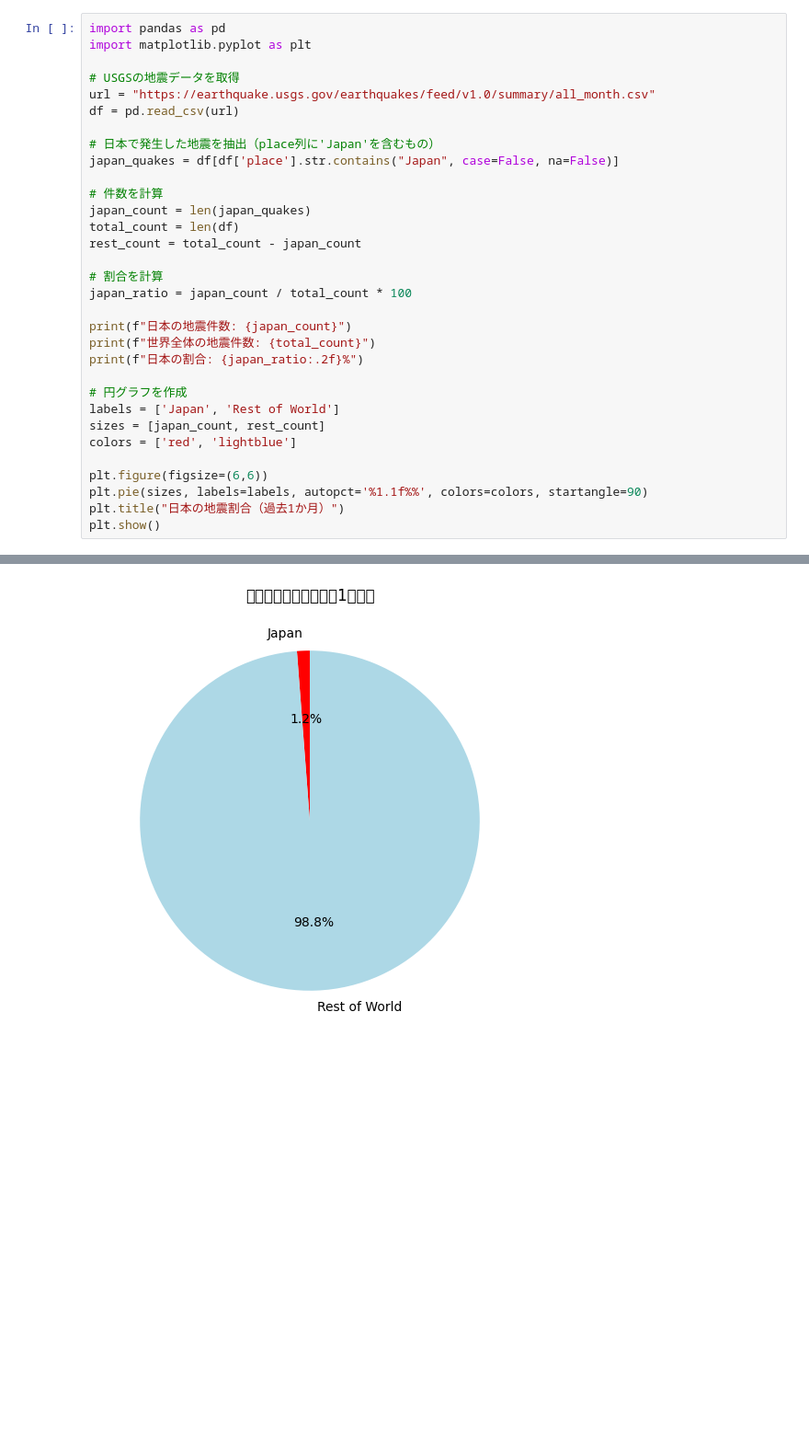
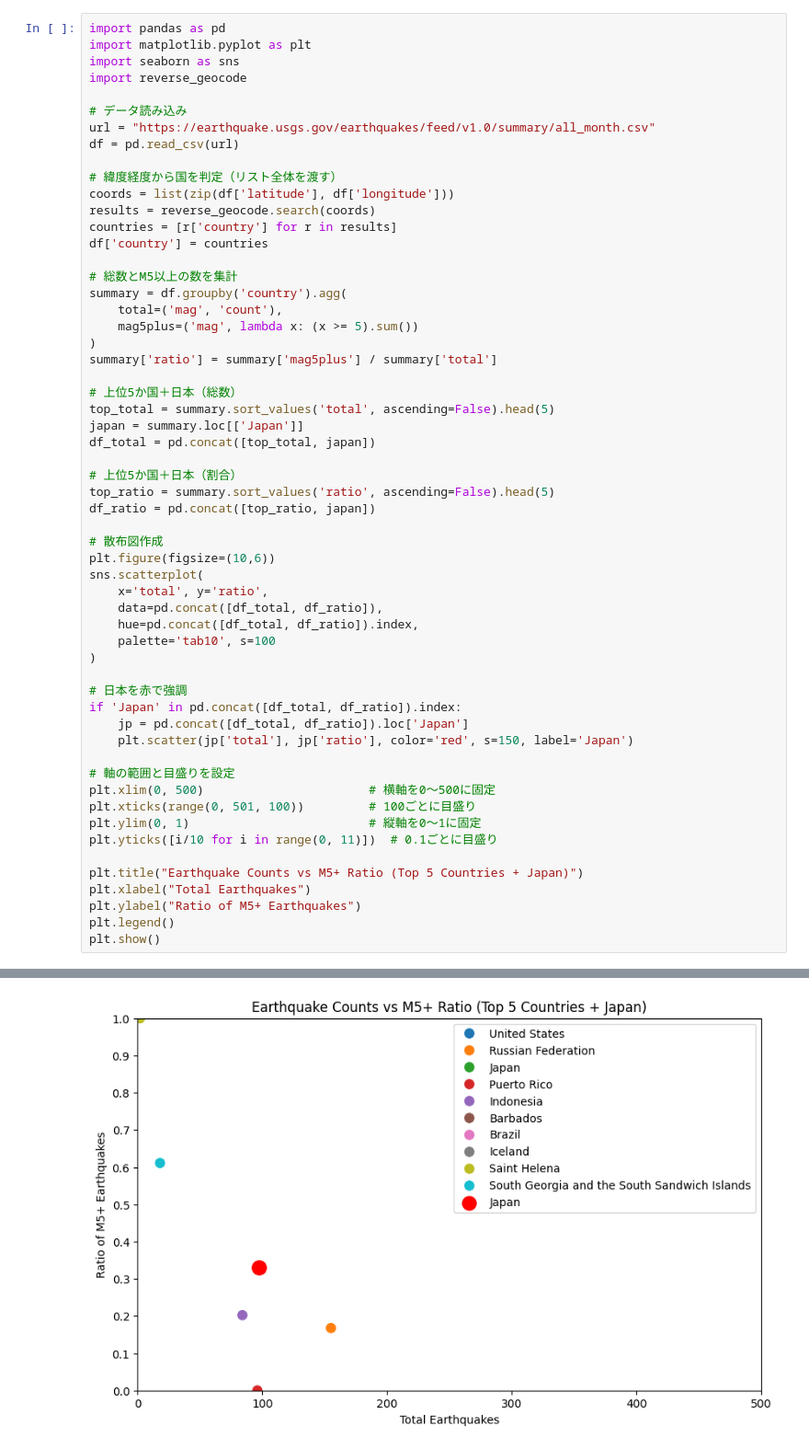
Before and after one commit to a250858y/me, a Jupyter notebook: week6/eartharthquake.ipynb, the cells around one changed output, grey strips where cells are left out. Shown at 92% size. Cells and saved outputs as stored; diff of their text form; blank space fills up the shorter version.

```diff
--- a/week6/eartharthquake.ipynb
+++ b/week6/eartharthquake.ipynb
@@ -4,33 +4,58 @@
 # %%
 import pandas as pd
 import matplotlib.pyplot as plt
+import seaborn as sns
+import reverse_geocode
 
-# USGSの地震データを取得
+# データ読み込み
 url = "https://earthquake.usgs.gov/earthquakes/feed/v1.0/summary/all_month.csv"
 df = pd.read_csv(url)
 
-# 日本で発生した地震を抽出（place列に'Japan'を含むもの）
-japan_quakes = df[df['place'].str.contains("Japan", case=False, na=False)]
+# 緯度経度から国を判定（リスト全体を渡す）
+coords = list(zip(df['latitude'], df['longitude']))
+results = reverse_geocode.search(coords)
+countries = [r['country'] for r in results]
+df['country'] = countries
 
-# 件数を計算
-japan_count = len(japan_quakes)
-total_count = len(df)
-rest_count = total_count - japan_count
+# 総数とM5以上の数を集計
+summary = df.groupby('country').agg(
+    total=('mag', 'count'),
+    mag5plus=('mag', lambda x: (x >= 5).sum())
+)
+summary['ratio'] = summary['mag5plus'] / summary['total']
 
-# 割合を計算
-japan_ratio = japan_count / total_count * 100
+# 上位5か国＋日本（総数）
+top_total = summary.sort_values('total', ascending=False).head(5)
+japan = summary.loc[['Japan']]
+df_total = pd.concat([top_total, japan])
 
-print(f"日本の地震件数: {japan_count}")
-print(f"世界全体の地震件数: {total_count}")
-print(f"日本の割合: {japan_ratio:.2f}%")
+# 上位5か国＋日本（割合）
+top_ratio = summary.sort_values('ratio', ascending=False).head(5)
+df_ratio = pd.concat([top_ratio, japan])
 
-# 円グラフを作成
-labels = ['Japan', 'Rest of World']
-sizes = [japan_count, rest_count]
-colors = ['red', 'lightblue']
+# 散布図作成
+plt.figure(figsize=(10,6))
+sns.scatterplot(
+    x='total', y='ratio',
+    data=pd.concat([df_total, df_ratio]),
+    hue=pd.concat([df_total, df_ratio]).index,
+    palette='tab10', s=100
+)
 
-plt.figure(figsize=(6,6))
-plt.pie(sizes, labels=labels, autopct='%1.1f%%', colors=colors, startangle=90)
-plt.title("日本の地震割合（過去1か月）")
+# 日本を赤で強調
+if 'Japan' in pd.concat([df_total, df_ratio]).index:
+    jp = pd.concat([df_total, df_ratio]).loc['Japan']
+    plt.scatter(jp['total'], jp['ratio'], color='red', s=150, label='Japan')
+
+# 軸の範囲と目盛りを設定
+plt.xlim(0, 500)                       # 横軸を0〜500に固定
+plt.xticks(range(0, 501, 100))         # 100ごとに目盛り
+plt.ylim(0, 1)                         # 縦軸を0〜1に固定
+plt.yticks([i/10 for i in range(0, 11)])  # 0.1ごとに目盛り
+
+plt.title("Earthquake Counts vs M5+ Ratio (Top 5 Countries + Japan)")
+plt.xlabel("Total Earthquakes")
+plt.ylabel("Ratio of M5+ Earthquakes")
+plt.legend()
 plt.show()
 # %% [output]
@@ -40 +62 @@ plt.show()
-[figure, old version]
+[figure, new version]
```
Also changed, not shown: parts of 2 cells of this notebook.
